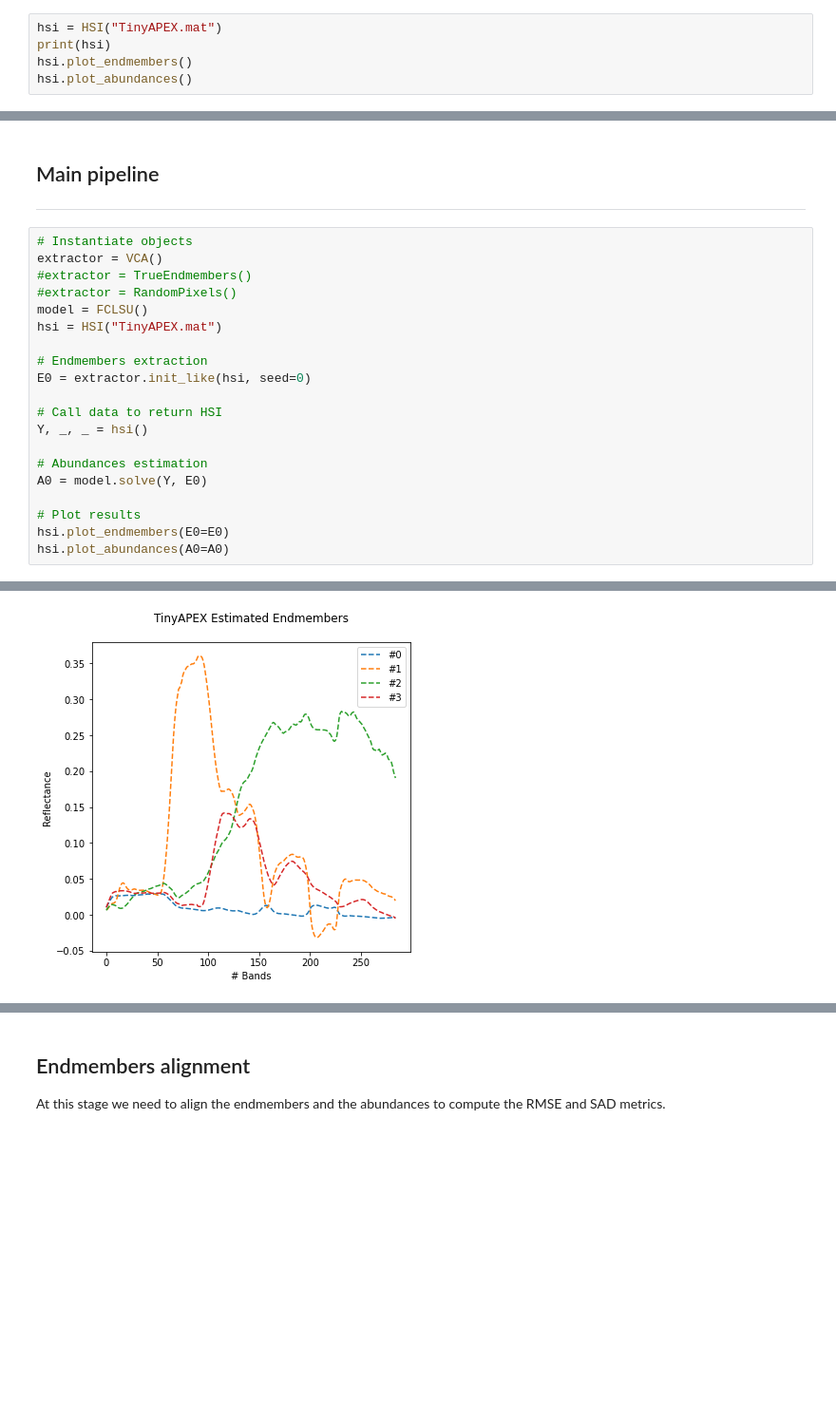
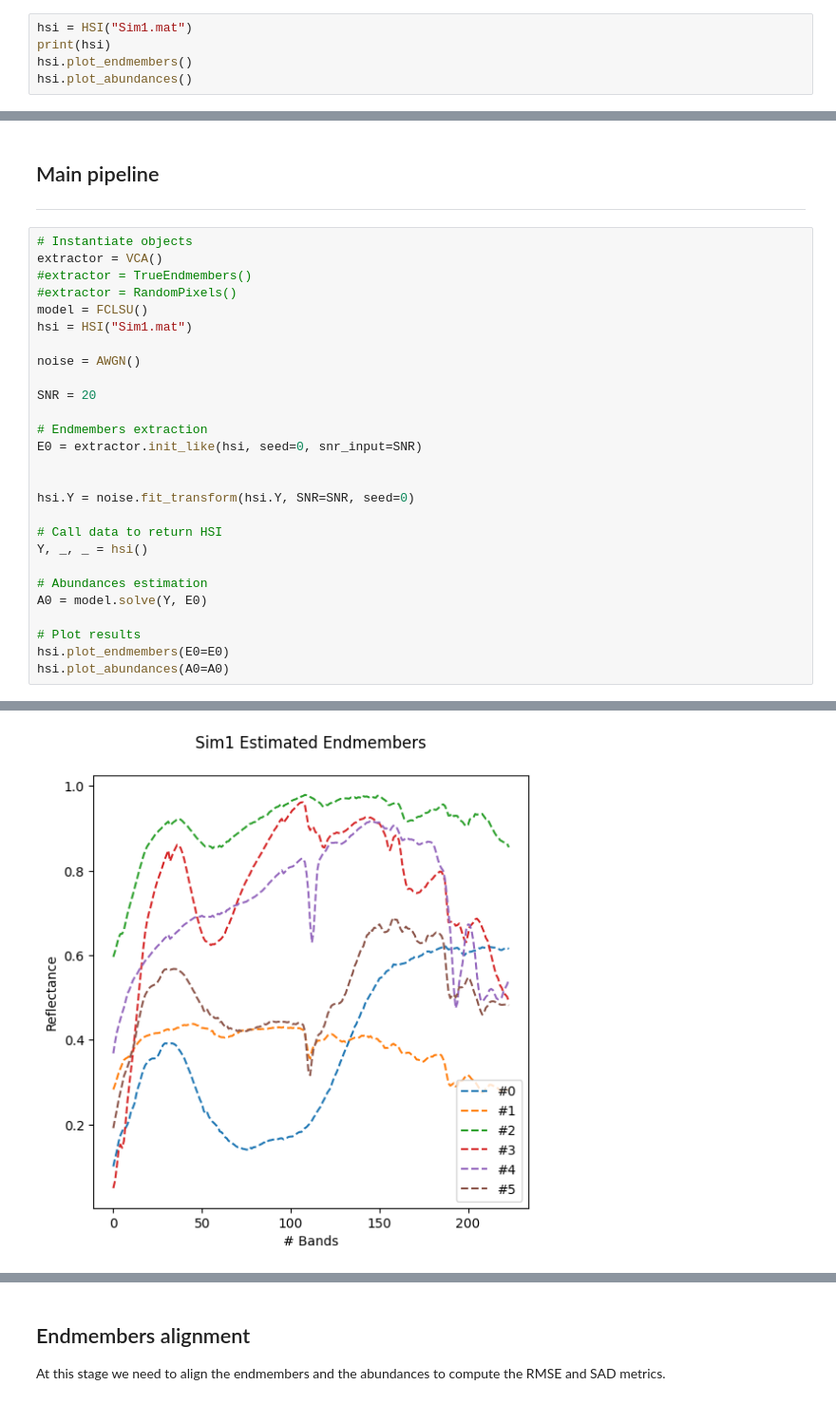
Before and after one commit to BehnoodRasti/Unmixing_Tutorial_IEEE_IADF, a Jupyter notebook: VCA_FCLSU.ipynb, the cells around one changed output, grey strips where cells are left out. Shown at 95% size. Saved outputs shown, nothing was run; the diff lists cells and outputs as text; blank space fills up the shorter version.

```diff
--- a/VCA_FCLSU.ipynb
+++ b/VCA_FCLSU.ipynb
@@ -45,7 +46,7 @@ from Unmixing_Tutorial_IEEE_IADF.utils.aligners import MunkresAbundancesAligner
 # %% [markdown]
 Create a HSI data object.
 # %%
-hsi = HSI("TinyAPEX.mat")
+hsi = HSI("Sim1.mat")
 print(hsi)
 hsi.plot_endmembers()
 hsi.plot_abundances()
@@ -356,10 +357,17 @@ extractor = VCA()
 #extractor = TrueEndmembers()
 #extractor = RandomPixels()
 model = FCLSU()
-hsi = HSI("TinyAPEX.mat")
+hsi = HSI("Sim1.mat")
+
+noise = AWGN()
+
+SNR = 20
 
 # Endmembers extraction
-E0 = extractor.init_like(hsi, seed=0)
+E0 = extractor.init_like(hsi, seed=0, snr_input=SNR)
+
+
+hsi.Y = noise.fit_transform(hsi.Y, SNR=SNR, seed=0)
 
 # Call data to return HSI
 Y, _, _ = hsi()
@@ -379 +393 @@ FCLSU took 13.20s
-[figure, old version]
+[figure, new version]
```
Also changed, not shown: parts of 8 cells of this notebook, 5 other files.
